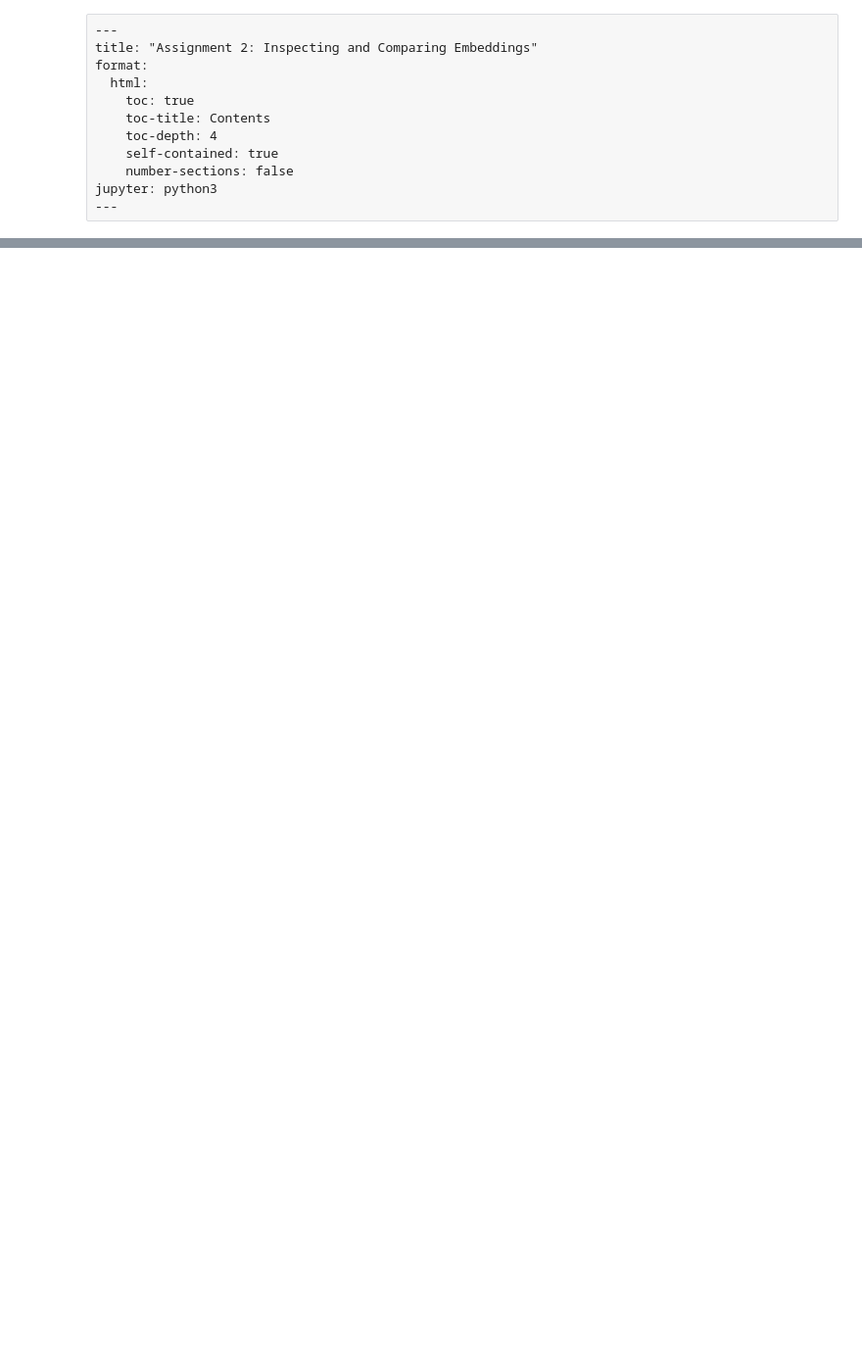
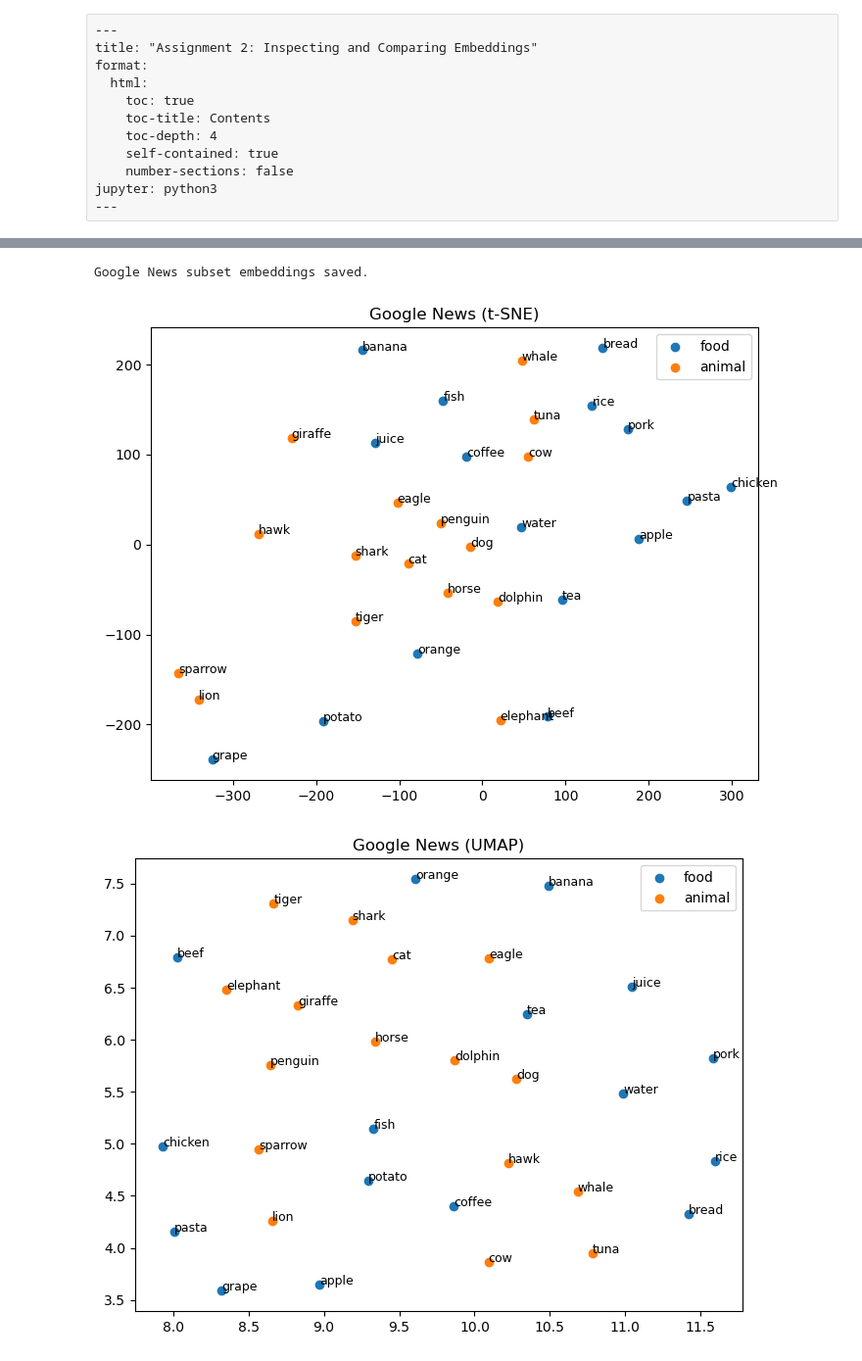
Before and after one commit to hymzhao/stat359, a Jupyter notebook: student/Assignment2/inspect_embeddings.ipynb, the cells around one changed output, grey strips where cells are left out. Shown at 98% size. Drawn from its saved outputs; the diff is of its cells as text; code cells hidden in the pictures; blank space fills up the shorter version.

```diff
--- a/student/Assignment2/inspect_embeddings.ipynb
+++ b/student/Assignment2/inspect_embeddings.ipynb
@@ -75,0 +222,35 @@ You are responsible for the correctness of your submission, even if AI suggested
+# %%
+# Load Google News vectors
+all_vectors = np.load("word2vec-google-news-300.model.vectors.npy")  # full embeddings
+# Normally we'd map words to their indices in the full vocab, but we'll just slice first N for demo
+word2idx = {word: i for i, word in enumerate(words)}
+idx2word = {i: word for i, word in enumerate(words)}
+embeddings_subset = all_vectors[:len(words)]  # slice first N embeddings for our words
+
+# Save pickle so you can use same functions as before
+with open("word2vec_google_news_subset.pkl", "wb") as f:
+    pickle.dump({
+        'embeddings': embeddings_subset,
+        'word2idx': word2idx,
+        'idx2word': idx2word
+    }, f)
+
+print("Google News subset embeddings saved.")
+# %% [output]
+Google News subset embeddings saved.
+# %%
+with open("word2vec_google_news_subset.pkl", "rb") as f:
+    data = pickle.load(f)
+
+embeddings_google = data['embeddings']
+word2idx_google = data['word2idx']
+idx2word_google = data['idx2word']
+# %%
+X, valid_words = get_embeddings_from_matrix(words, embeddings_google, word2idx_google)
+valid_labels = [labels[words.index(w)] for w in valid_words]
+
+plot_tsne(X, valid_words, valid_labels, "Google News (t-SNE)")
+plot_umap(X, valid_words, valid_labels, "Google News (UMAP)")
+# %% [output]
+[figure, added]
+[figure, added]
```
Also changed, not shown: parts of 18 cells of this notebook, 1 other file.
